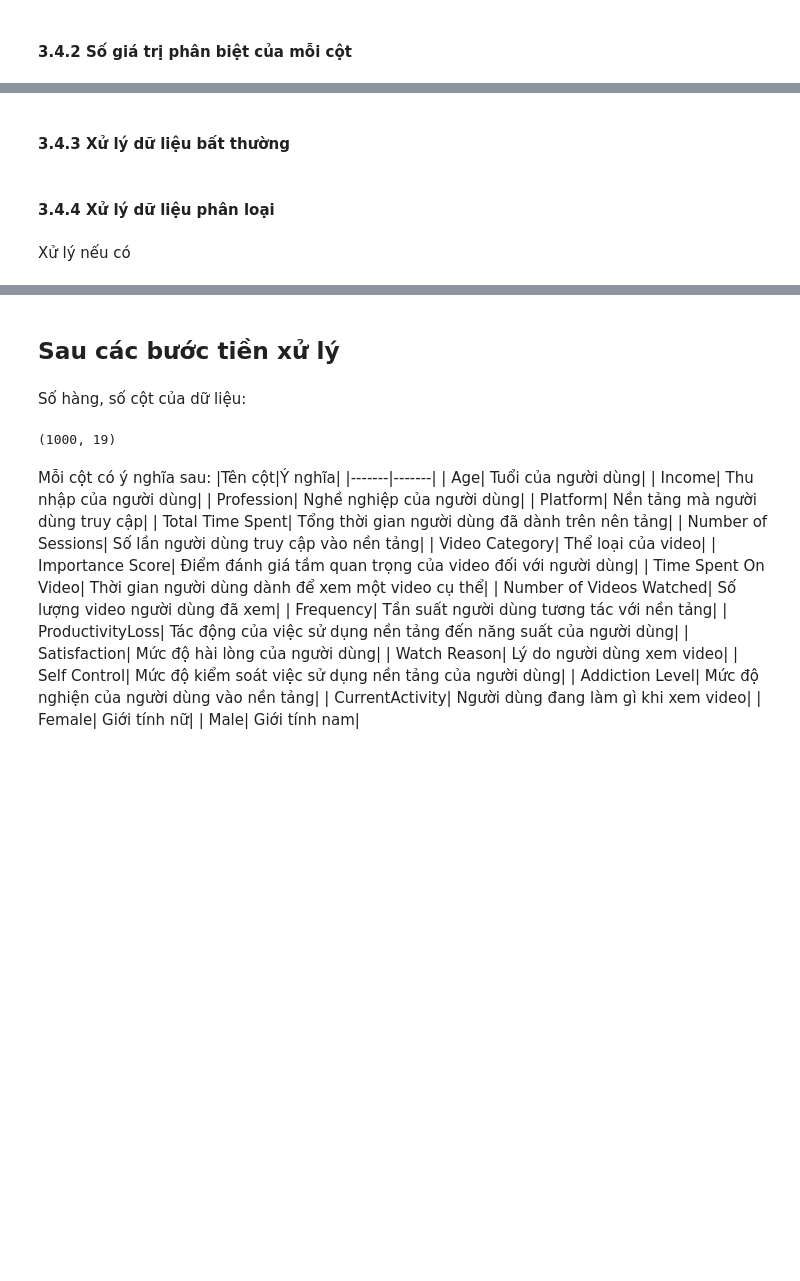
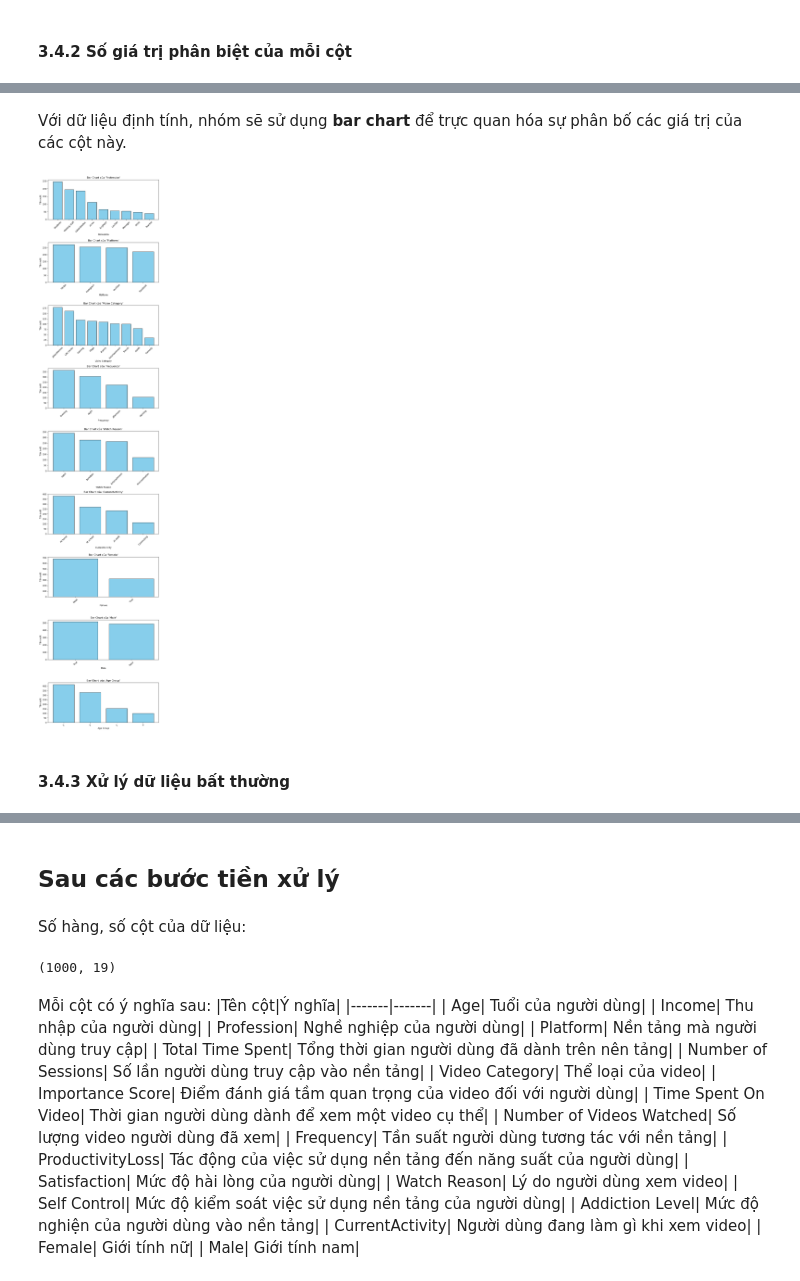
Before and after one commit to uyen312/LTCKHDL, a Jupyter notebook: Source code/DataPreprocessing.ipynb, the cells around one changed output, grey strips where cells are left out. Drawn from its saved outputs; the diff is of its cells as text; code cells hidden in the pictures; blank space fills up the shorter version.

```diff
--- a/Source code/DataPreprocessing.ipynb
+++ b/Source code/DataPreprocessing.ipynb
@@ -410,0 +415,15 @@ Age Group
+# %%
+# Chọn ra các cột định tính
+categorical_cols = data.select_dtypes(exclude=['number']).columns
+
+# Hàm tính tỷ lệ giá trị thiếu
+def missing_ratio(series):
+    return series.isnull().mean() * 100
+
+# Tạo DataFrame thống kê
+categorical_info_df = pd.DataFrame({
+    "Tỷ lệ giá trị thiếu (%)": data[categorical_cols].apply(missing_ratio).round(1),
+}).T
+
+# In kết quả
+categorical_info_df
@@ -417,6 +468,30 @@ Sự phân bố, vẽ biểu đồ
+# %% [markdown]
+Với dữ liệu định tính, nhóm sẽ sử dụng **bar chart** để trực quan hóa sự phân bố các giá trị của các cột này.
+# %%
+import matplotlib.pyplot as plt
+
+# Vẽ bar chart cho từng cột định tính
+fig, axes = plt.subplots(len(categorical_cols), 1, figsize=(8, 4 * len(categorical_cols)))
+
+# Kiểm tra nếu chỉ có 1 cột để xử lý đúng
+if len(categorical_cols) == 1:
+    axes = [axes]
+
+# Lặp qua các cột định tính và vẽ biểu đồ
+for i, col in enumerate(categorical_cols):
+    value_counts = data[col].value_counts()  # Đếm tần suất các giá trị trong cột
+     # Lấy giá trị của Male và Female và chuyển chúng thành nhãn 'Male' và 'Female' cho dễ hiểu
+    if col == 'Male' or col == 'Female':
+        value_counts.index = value_counts.index.map({True: 'True', False: 'False'})  # Chuyển True/False thành nhãn
+    axes[i].bar(value_counts.index, value_counts.values, color='skyblue', edgecolor='black')  # Vẽ bar chart
+    axes[i].set_title(f"Bar Chart của '{col}'")  # Tiêu đề cho biểu đồ
+    axes[i].set_xlabel(col)  # Nhãn trục hoành
+    axes[i].set_ylabel("Tần suất")  # Nhãn trục tung
+    axes[i].tick_params(axis='x', rotation=45)  # Xoay nhãn trục hoành để dễ đọc
+
+plt.tight_layout()  # Cải thiện bố cục của các biểu đồ
+plt.show()  # Hiển thị biểu đồ
+# %% [output]
+[figure, added]
 # %% [markdown]
 #### 3.4.3 Xử lý dữ liệu bất thường
-# %% [markdown]
-#### 3.4.4 Xử lý dữ liệu phân loại
-# %% [markdown]
-Xử lý nếu có
```
Also changed, not shown: parts of 12 cells of this notebook, 4 other files.
